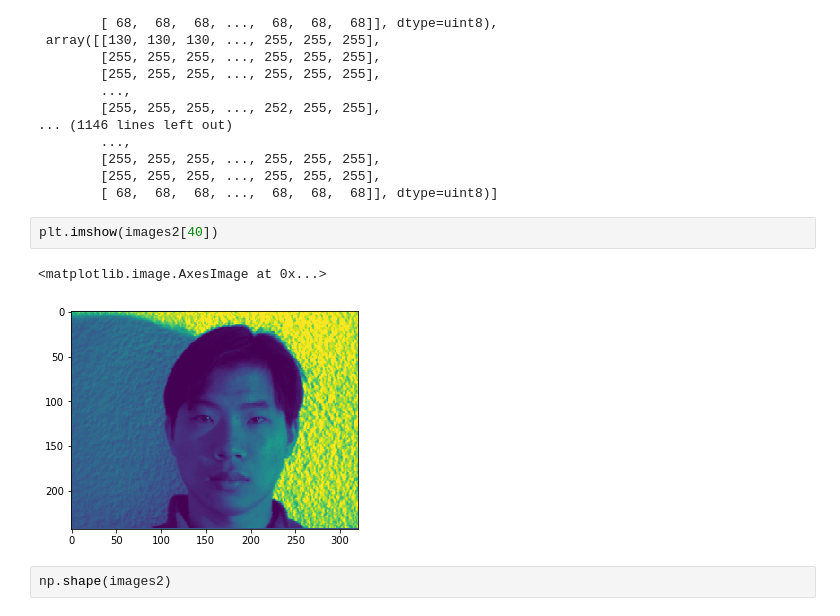
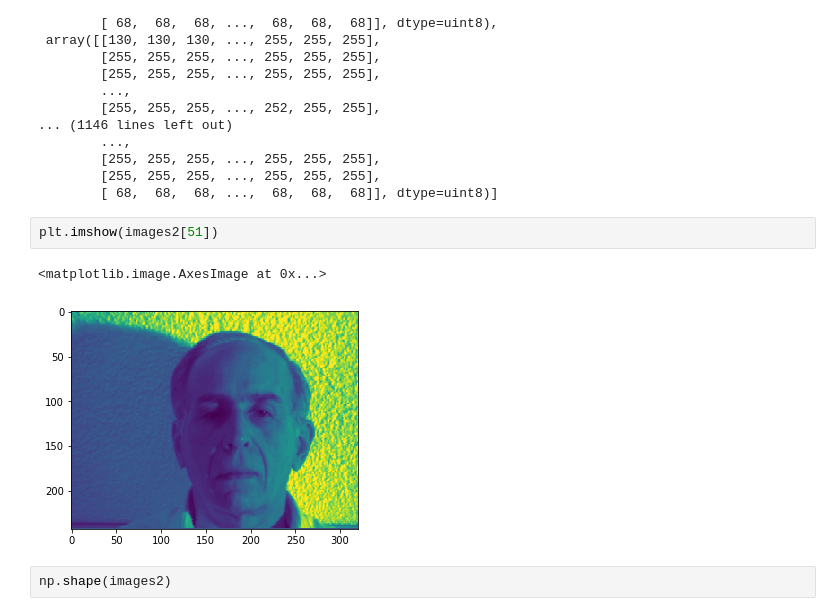
Before and after one commit to jtillis0317/Drills-and-Projects, a Jupyter notebook: Challenge - Make Your Network.ipynb, the cells around one changed output. Saved outputs shown, nothing was run; the diff lists cells and outputs as text.

```diff
--- a/Challenge - Make Your Network.ipynb
+++ b/Challenge - Make Your Network.ipynb
@@ -55,10 +60,10 @@ images2
         [255, 255, 255, ..., 255, 255, 255],
         [ 68,  68,  68, ...,  68,  68,  68]], dtype=uint8)]
 # %%
-plt.imshow(images2[40])
+plt.imshow(images2[51])
 # %% [output]
 <matplotlib.image.AxesImage at 0x...>
-[figure, old version]
+[figure, new version]
 # %%
 np.shape(images2)
 # %% [output]
```
Also changed, not shown: parts of 19 cells of this notebook.
